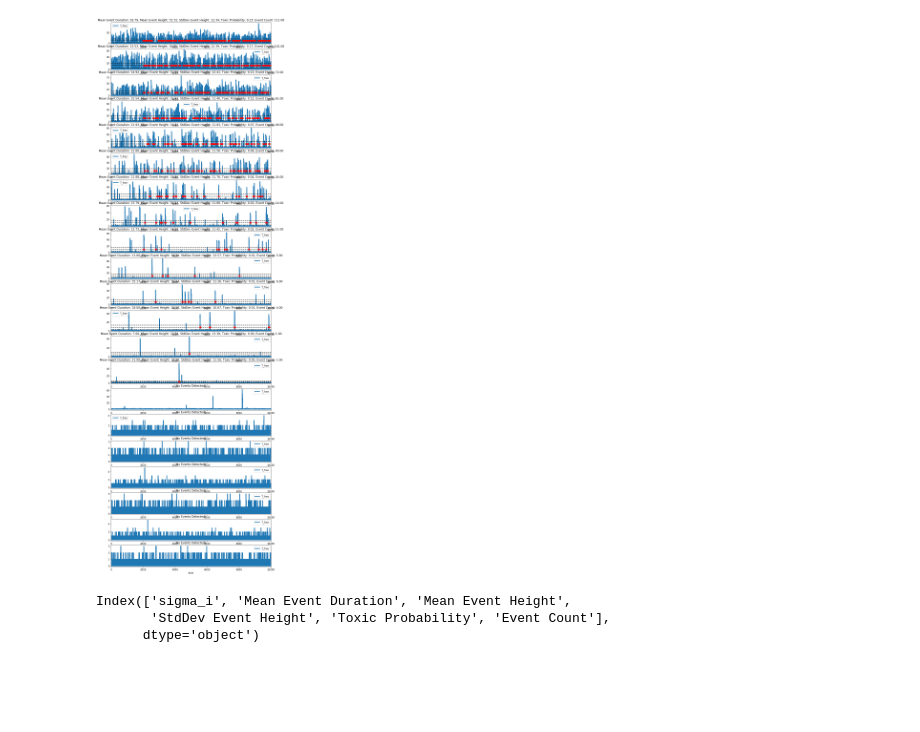
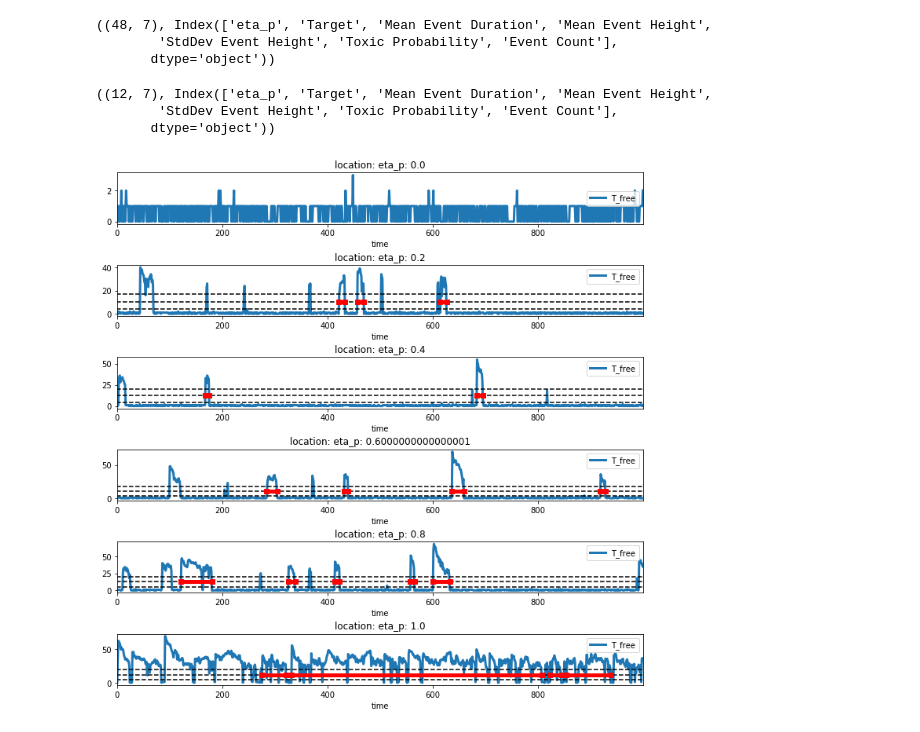
Before and after one commit to ctogle/mini_gillespiem, a Jupyter notebook: TAmodule_aim2.ipynb, the cells around one changed output. Drawn from its saved outputs; the diff is of its cells as text; code cells hidden in the pictures; blank space fills up the shorter version.

```diff
--- a/TAmodule_aim2.ipynb
+++ b/TAmodule_aim2.ipynb
@@ -117,4 +117,4 @@ data = run(0)
 # %%
-df = pd.DataFrame(OrderedDict((t, d) for t, d in zip(system['targets'], data)))
+df = pd.DataFrame(OrderedDict((t, d) for t, d in zip(system['targets'], get_simulator(system)(0))))
 df.plot(x='time', y=['T_free', 'i', 'I'], kind='line', figsize=(12, 8))
 # %% [output]
@@ -143,49 +198,74 @@ pspace = pd.DataFrame(pspace)
+# %%
+processing = 0
+#targets = ('T_free', )
+targets = system['targets'][1:]
+
+entries = []
+for (l, location) in pd.DataFrame(pspace).iterrows():
+    outputs = data[l][processing]
+    for entry in unpack_event_detection(location, outputs, targets):
+        entries.append(entry)
+pscan = pd.DataFrame(entries)
+
+pscan.shape, pscan.columns
+# %% [output]
+((48, 7), Index(['eta_p', 'Target', 'Mean Event Duration', 'Mean Event Height',
+        'StdDev Event Height', 'Toxic Probability', 'Event Count'],
+       dtype='object'))
+# %%
+subspace = {
+    #'Target': 'T_free',
+
+    #'kappa_T': 0.0000001,
+    #'kappa_T': 0,
+    #'kappa_I': 0,
+    #'eta_t': 0.5,
+}
+
+targets = ('T_free', 'I')
+
+selection = pscan_view(pscan, subspace, targets)
+
+selection.shape, selection.columns
+# %% [output]
+((12, 7), Index(['eta_p', 'Target', 'Mean Event Duration', 'Mean Event Height',
+        'StdDev Event Height', 'Toxic Probability', 'Event Count'],
+       dtype='object'))
 # %%
 processing = 0
+trajectory = 0
 target = 'T_free'
-trajectory = 0
-
-metrics = []
 
 
-f, axes = plt.subplots(pspace.shape[0], 1, figsize=(12, 2 * pspace.shape[0]))
+target_selection = selection.loc[selection['Target'] == target].reset_index()
+target_index = system['targets'].index(target)
 
-target_index = system['targets'].index(target)
-for (l, location), ax in zip(pspace.iterrows(), axes):
+pspace_df = pd.DataFrame(pspace)
+n_fig = target_selection.shape[0]
+f, axes = plt.subplots(n_fig, 1, figsize=(12, 2 * n_fig))
+f.subplots_adjust(wspace=0.8, hspace=0.8)
+for (l, location), ax in zip(target_selection.iterrows(), axes):
+    location = location[pspace_df.columns]
+    location = ', '.join(('%s: %s' % (i, j)) for i, j in zip(location.index, location.values))
+    ax.set_title('location: %s' % location)
 
     outputs = data[l][processing]
-
     counts = outputs['batch'][trajectory, :, :]
 
     df = pd.DataFrame(OrderedDict((t, d) for t, d in zip(system['targets'], counts)))
     df.plot(x='time', y=[target], kind='line', lw=3, ax=ax)
 
     measurements = pd.DataFrame(outputs['measurements'][target_index])
-
     events = outputs['events'][target_index]
     if events and sum([len(e) for e in events]):
-        metrics.append(np.average(measurements, weights=measurements['Event Count'], axis=0))
-        metrics[-1][-1] = measurements['Event Count'].sum()
-        ax.set_title(', '.join([('%s: %0.2f' % m) for m in measurements.iloc[trajectory].items()]))
         parameters = outputs['parameters'][target_index]
         high, low = parameters['high'], parameters['low']
         medium = (high + low) / 2.0
         time = counts[0, :]
         ax.plot([time[0] - 1, time[-1] + 1], [low, low], color='k', ls='--')
         ax.plot([time[0] - 1, time[-1] + 1], [medium, medium], color='k', ls='--')
         ax.plot([time[0] - 1, time[-1] + 1], [high, high], color='k', ls='--')
         for i, j in events[trajectory]:
             ax.plot([time[i], time[j]], [medium, medium], color='r', lw=5, marker='s')
-    else:
-        metrics.append(np.array((-1, -1, -1, 0, 0)))
-        ax.set_title('No Events Detected!')
-
-pscan = pd.concat([pspace, pd.DataFrame(metrics, columns=list(measurements.keys()))], axis=1)
 # %% [output]
-[figure, old version]
+[figure, new version]
-# %%
-pscan.columns
-# %% [output]
-Index(['sigma_i', 'Mean Event Duration', 'Mean Event Height',
-       'StdDev Event Height', 'Toxic Probability', 'Event Count'],
-      dtype='object')
```
Also changed, not shown: parts of 12 cells of this notebook, 3 other files.
